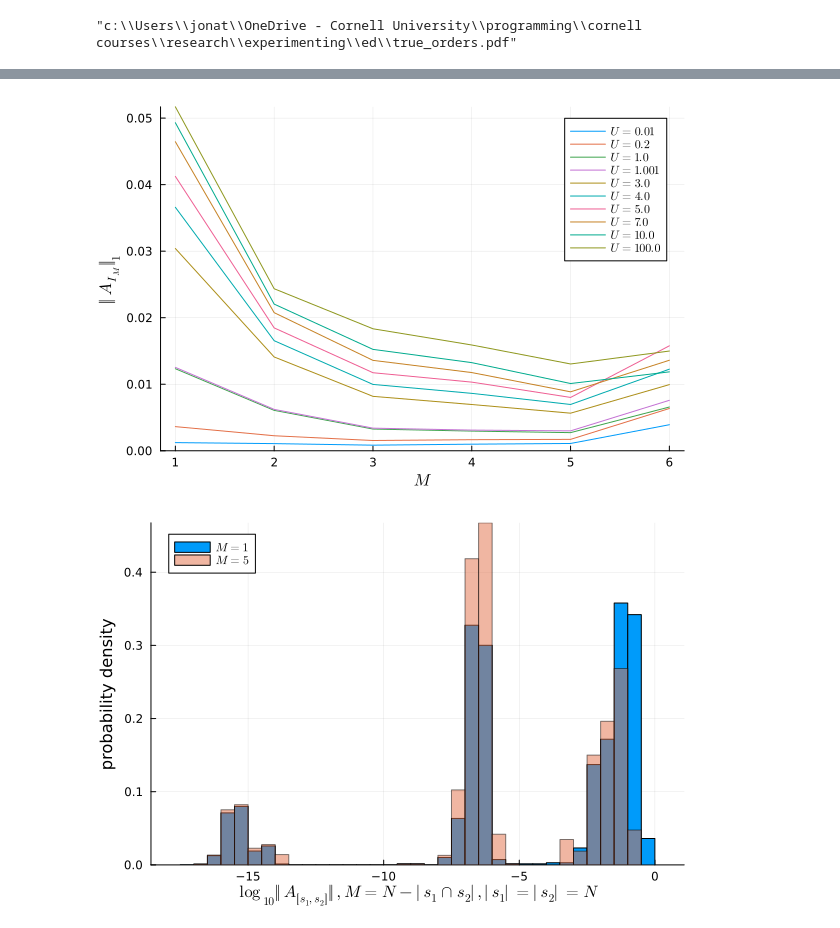
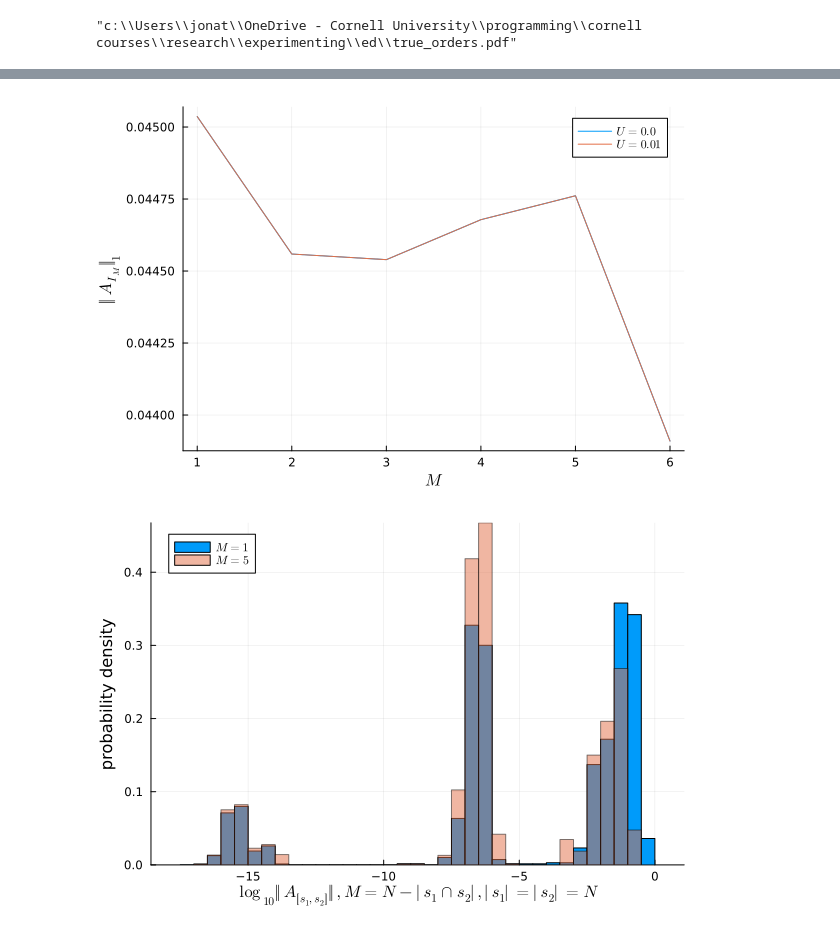
Before and after one commit to GoodStuff11/ML-signproblem, a Jupyter notebook: experimenting/ed/hubbard_ed.ipynb, the cells around one changed output, grey strips where cells are left out. Cells and saved outputs as stored; diff of their text form; code cells hidden in the pictures.

```diff
--- a/experimenting/ed/hubbard_ed.ipynb
+++ b/experimenting/ed/hubbard_ed.ipynb
@@ -116,0 +117,6 @@ degen_rm_U = create_consistent_basis(H, ops)
+# %%
+degen_rm_U = create_consistent_basis(H, ops;reference_index=2)
+
+dim = get_subspace_dimension(subspace)
+indexer = CombinationIndexer(reduce(vcat,collect(sites(subspace.lattice))), get_subspace_info(subspace)...)
+difference_dict = collect_all_conf_differences(indexer)
@@ -157,15 +156,0 @@ Dict{Any, Any} with 6 entries:
-# %%
-second_quantized_order_labels = Dict()
-n_electrons = sum([length(indexer.inv_comb_dict[1][j]) for j=1:2])
-d = length(indexer.a)*2
-m = 1
-for order ∈ 1:n_electrons
-    if order == 1
-        second_quantized_order_labels[order] = 1:d^(2*order)
-        m = (length(indexer.a)*2)^(2*order)
-    else
-        second_quantized_order_labels[order] = (m+1):(m+d^(2*order))
-        m += d^(2*order)
-    end
-end
-second_quantized_dimension = sum(length(s) for s in values(second_quantized_order_labels))
@@ -327,44 +257,48 @@ savefig(pl, "true_orders.pdf")
 # %%
+
+MP(p) = I(length(p))[p,:]
+
+
 pl = plot(xlabel=L"M", ylabel=L"\Vert A_{I_M}\Vert_1", legend=:topright)
+# for (k,u) in enumerate([t_values ; U_values])
 for (k,u) in enumerate(U_values)
-    if k == 1
+    if k == reference_index
         continue
         # new_U ,_ = qr(rand(size(degen_rm_U[1]*degen_rm_U[1]')...))
         # # println(new_U)
         # hopping = log(Matrix(new_U))
     else
-        hopping = log(degen_rm_U[1]*degen_rm_U[k]')
+        hopping = log(MP(Random.shuffle(1:size(degen_rm_U[1],1)))*degen_rm_U[1]')
     end
 
     total = Dict()
     for (order, creation_annihiation) in difference_dict
         for index_list in values(creation_annihiation)
             for (i,j) in index_list
-                if abs(hopping[i,j]) > 0
+                # if abs(hopping[i,j]) > 0
                     if !(order in keys(total))
                         total[order] = [hopping[i,j]]
                     else
                         push!(total[order],hopping[i,j])
                     end
-                end
+                # end
             end
         end
     end
     orders = sort(collect(keys(total)))
-    global total
     average_coef = [mean(abs.(total[o])) for o in orders]
     # std_coef = [std(total[o])/sqrt(length(total[o])) for o in orders]
-    if k == 1
+    if k == reference_index
         plot!(pl, orders, average_coef, label="random unitary", linestyle=:dash, color=:black,xticks=orders)
     else
         plot!(pl, orders, average_coef,label=L"U=%$(u)",xticks=orders)
     end
 end
-plot!(pl,  ylims=(0,Inf),)
+# plot!(pl,  ylims=(0,Inf),)
 # savefig(pl,"order_images\\average_coeff_2x3_N=3.png")
 display(pl)
 # %% [output]
-[figure, old version]
+[figure, new version]
 # %%
 histogram(log10.(abs.(total[1])), normalize=:pdf, label=L"M=1")
 histogram!(log10.(abs.(total[5])), normalize=:pdf, alpha=0.5, label=L"M=5", xlabel=L"\log_{10} \Vert A_{[s_1,s_2]}\Vert, M=N-|s_1\cap s_2|, |s_1|=|s_2|=N", ylabel="probability density")
```
Also changed, not shown: parts of 13 cells of this notebook, 3 other files.
